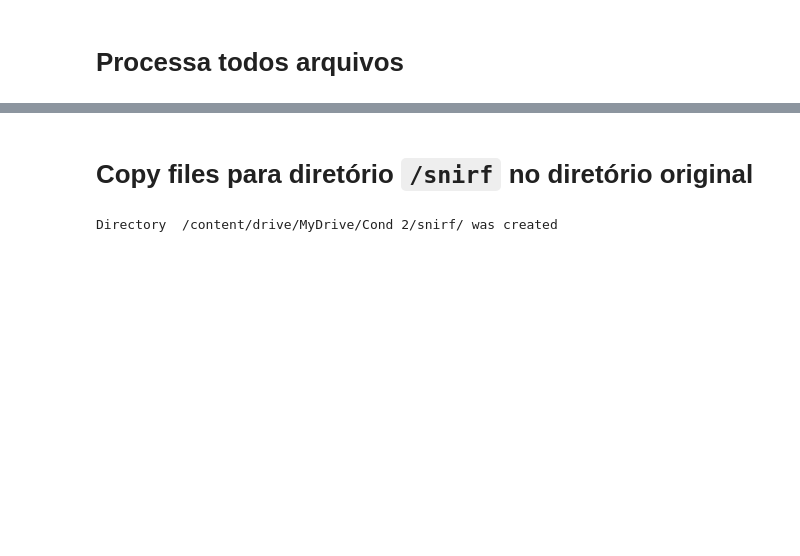
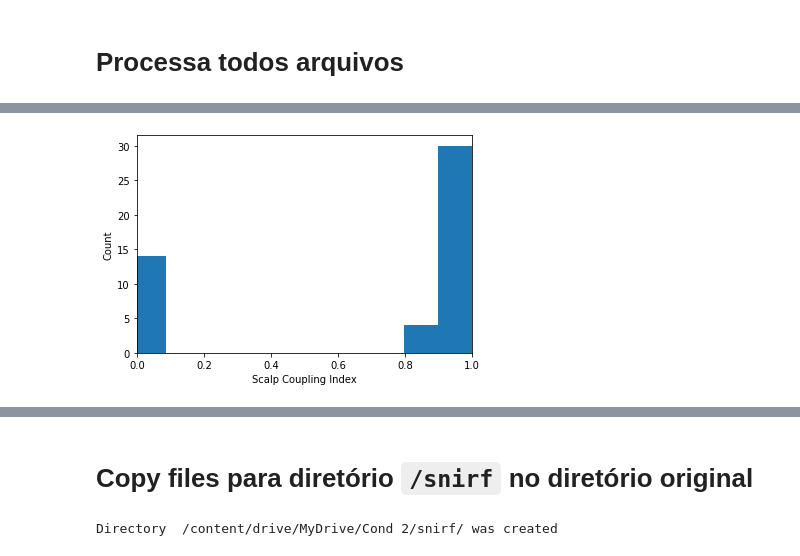
Before and after one commit to Rogerio-mack/fNIRS, a Jupyter notebook: A_Carol_rectify_snirf_cond1_e_2.ipynb, the cells around one changed output, grey strips where cells are left out. Cells and saved outputs as stored; diff of their text form; code cells hidden in the pictures; blank space fills up the shorter version.

```diff
--- a/A_Carol_rectify_snirf_cond1_e_2.ipynb
+++ b/A_Carol_rectify_snirf_cond1_e_2.ipynb
@@ -132,7 +132,9 @@ def create_channels_table(data,reorder=False):
     print(exp)
     exec(exp)
 
-  measurements = [ x for x in list( data1.keys() ) if x.find('measurementList') == 0 ]
+  nr_measurements = len([ x for x in list( data1.keys() ) if 'measurementList' in x ])+1
+  measurements = ['measurementList' + str(x) for x in np.arange(1,nr_measurements)]
+  # print(measurements)
 
   measure_idx = []
   name = []
@@ -240,7 +242,8 @@ def create_channels_raw(data,reorder=False):
     exp = key + ' = data["nirs"]["' + key + '"] '
     exec(exp)
 
-  measurements = [ x for x in list( data1.keys() ) if x.find('measurementList') == 0 ]
+  nr_measurements = len([ x for x in list( data1.keys() ) if 'measurementList' in x ])+1
+  measurements = ['measurementList' + str(x) for x in np.arange(1,nr_measurements)]
 
   measure_idx = []
   name = []
@@ -815,6 +814,11 @@ import os
 # path_in = '/content/drive/MyDrive/cond 1/'
 path_in = '/content/drive/MyDrive/Cond 2/'
 
+if 'cond 1' in path_in:
+  condicao = 1
+else:
+  condicao = 2
+
 path_out= '/content/snirf/'
 # %%
 # clear all before
@@ -876,0 +880,3 @@ for e in exclude:
+# %%
+exclude = ['1_run1.snirf',    # Falta stims
+           '1_run2.snirf' ]   # Falta stims
@@ -1143,0 +1191,75 @@ Deprecated in NumPy 1.20; for more details and guidance: https://numpy.org/devdo
+# %%
+from mne.io import read_raw_nirx
+from mne.preprocessing.nirs import (optical_density, beer_lambert_law,
+                                    temporal_derivative_distribution_repair)
+import mne
+import pickle
+
+threshold = 0.60 # FOR bad_list... se você tiver uma trocar!
+
+# entries = [subject + '.snirf']
+if condicao == 1:
+#  entries_sample = [ entries[4] ]
+  entries_sample = [ '38_run1.snirf' ]
+else:
+  entries_sample = [ entries[1] ]
+
+print(entries_sample)
+
+sci_df_exists = False
+sci_df = pd.DataFrame()
+
+for fname in entries_sample:
+  raw_intensity = mne.io.read_raw_snirf(path_out + fname, verbose=True)
+  raw_intensity.load_data()
+  raw_od = mne.preprocessing.nirs.optical_density(raw_intensity)
+  sci = mne.preprocessing.nirs.scalp_coupling_index(raw_od)
+
+  fig, ax = plt.subplots()
+  ax.hist(sci)
+  ax.set(xlabel='Scalp Coupling Index', ylabel='Count', xlim=[0, 1])
+  plt.show()
+
+  raw_od.info['bads'] = list(compress(raw_od.ch_names, sci < threshold))
+  # raw_od.info['bads'] =  bad_list
+  raw_haemo = mne.preprocessing.nirs.beer_lambert_law(raw_od)
+
+  fig = raw_haemo.plot_psd(average=True)
+  fig.suptitle('Before filtering', weight='bold', size='x-large')
+  fig.subplots_adjust(top=0.88)
+  raw_haemo = raw_haemo.filter(0.05, 0.7, h_trans_bandwidth=0.2,
+                              l_trans_bandwidth=0.02)
+  fig = raw_haemo.plot_psd(average=True)
+  fig.suptitle('After filtering', weight='bold', size='x-large')
+  fig.subplots_adjust(top=0.88)
+  plt.show()
+
+  print(raw_haemo.info)
+
+  raw_haemo.plot(n_channels=48, duration=1000, show_scrollbars=False)
+  plt.show()
+
+  events, event_dict = mne.events_from_annotations(raw_haemo)
+
+  # events, _ = mne.events_from_annotations(raw_haemo)
+  # event_dict = {'Async': 2, 'Sync': 3, 'controle': 4}
+
+  reject_criteria = dict(hbo=80e-6)
+  tmin, tmax = -5, 15
+
+  epochs = mne.Epochs(raw_haemo, events, event_id=event_dict,
+                      tmin=tmin, tmax=tmax,
+  #                    reject=reject_criteria, reject_by_annotation=True,
+                      proj=True, baseline=(None, 0), preload=True,
+                      detrend=None, verbose=True,
+                      event_repeated='merge') # ADICIONADO Allowed values are 'error', 'drop', and 'merge'
+  # epochs.plot_drop_log()
+
+  fig = mne.viz.plot_events(events, event_id=event_dict,
+                          sfreq=raw_haemo.info['sfreq'])
+  fig.subplots_adjust(right=0.7)  # make room for the legend
+
+  for i in range(8):
+    n = str(i+1)
+    plt_hemo(raw_haemo=raw_haemo, e1='Sync'+n, c1='controle'+n, e2='Async'+n, c2='controle'+n)
+# %% [output]
@@ -1143,0 +1269 @@ Deprecated in NumPy 1.20; for more details and guidance: https://numpy.org/devdo
+[figure, added]
```
Also changed, not shown: parts of 17 cells of this notebook.
